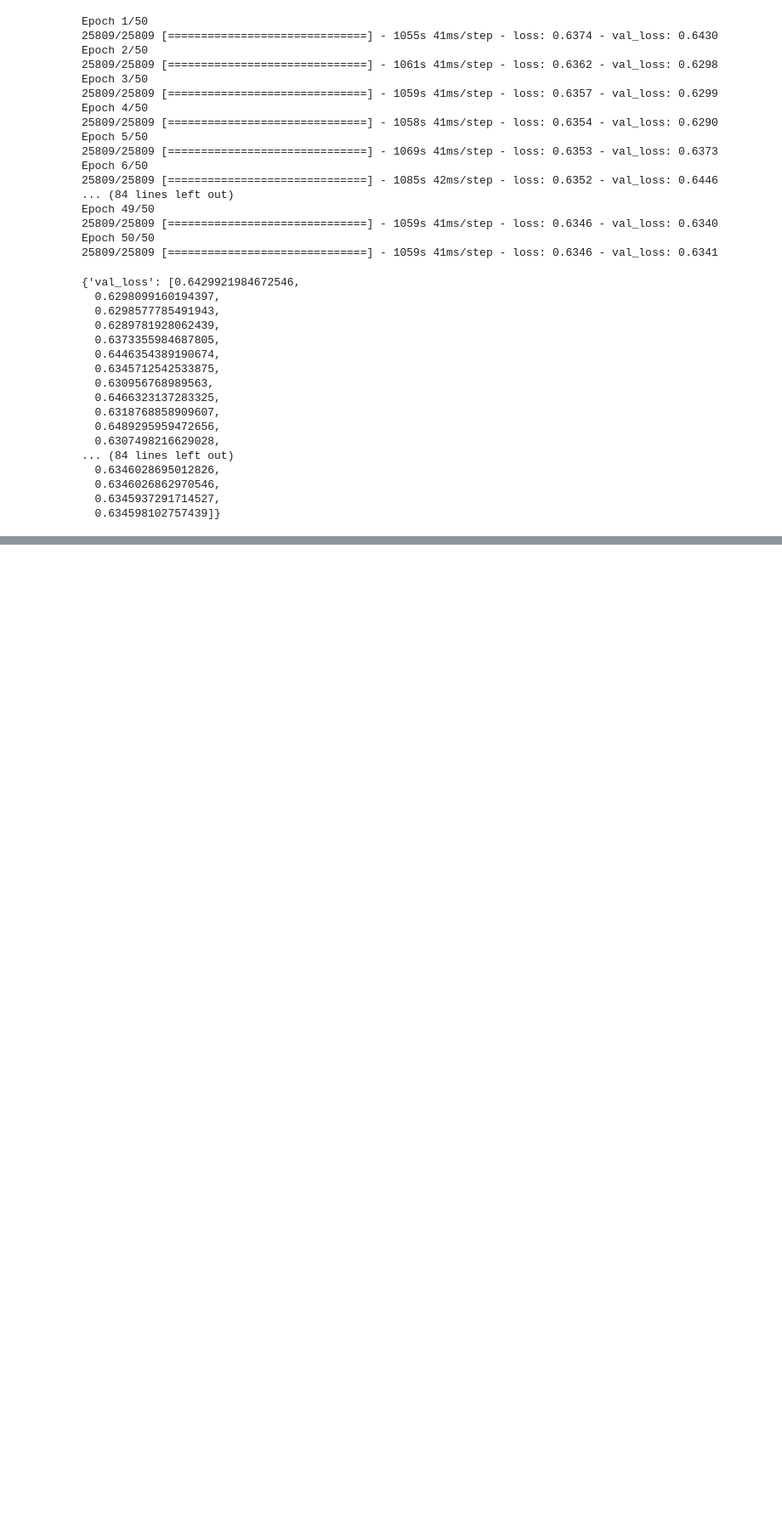
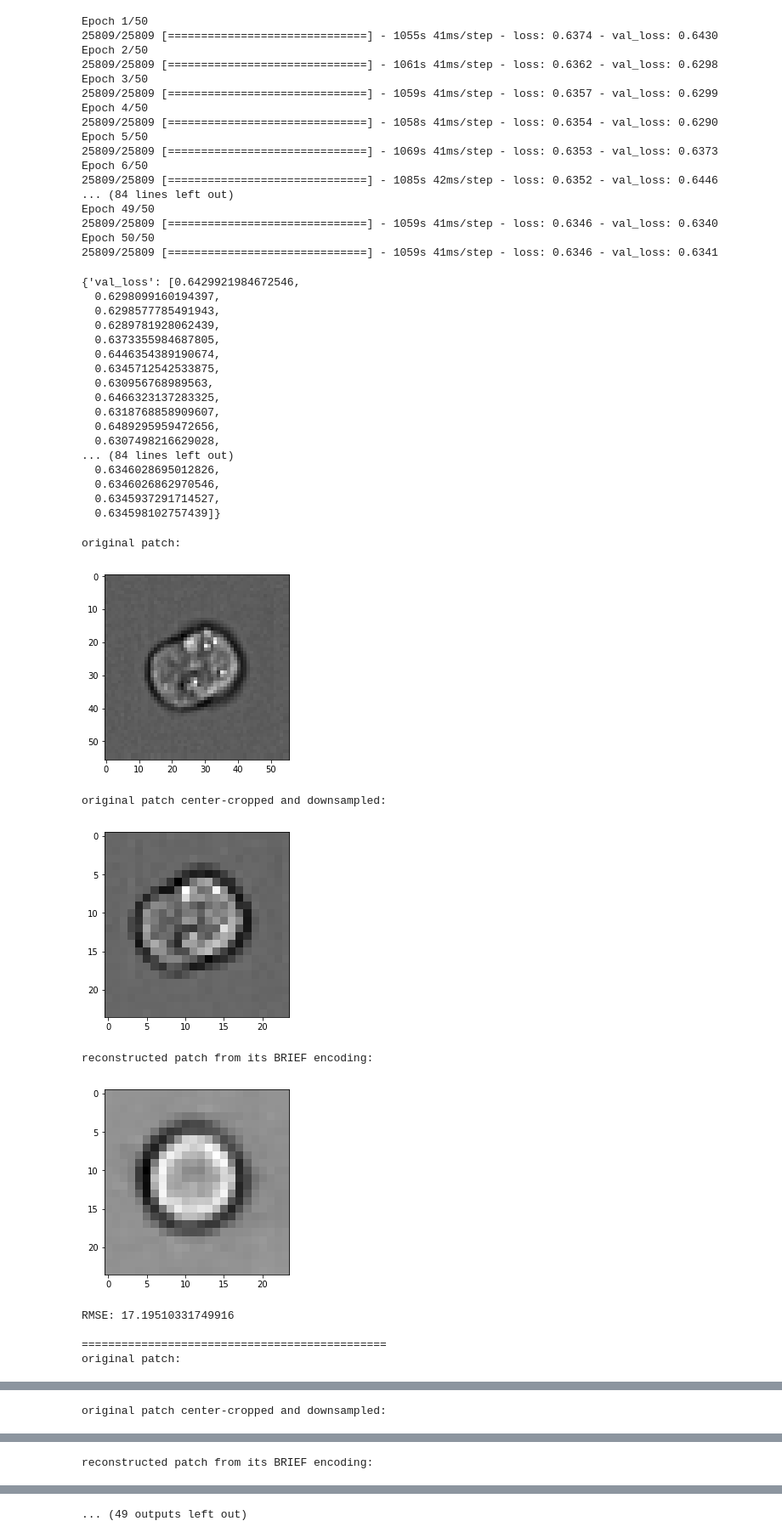
Before and after one commit to nimpy/sundry_segments, a Jupyter notebook: Learned_BRIEF_Step4_JurkatIFC.ipynb, the cells around one changed output, grey strips where cells are left out. Shown at 85% size. Cells and saved outputs as stored; diff of their text form; code cells hidden in the pictures; blank space fills up the shorter version.

Commit message:
Visualise some patch reconstructions from the first Learned BRIEF Step 4 training on JurkatIFC

```diff
--- a/Learned_BRIEF_Step4_JurkatIFC.ipynb
+++ b/Learned_BRIEF_Step4_JurkatIFC.ipynb
@@ -146,3 +146,77 @@ history_callback.history
   0.6346026862970546,
   0.6345937291714527,
   0.634598102757439]}
+# %%
+input_shape = (input_patch_size, input_patch_size, 1)
+# %%
+# show some reconstructed patches
+
+images_directory = base_dir + '/test'
+files = os.listdir(images_directory)
+files.sort()
+files = files[: 10]
+
+images = []
+
+counter = 0
+
+for file in files:
+    counter += 1
+    if counter > 100:
+        break
+    if not file.startswith('.'):
+        #print(file)
+
+        img = load_img(images_directory + '/' + file, False, target_size=(input_patch_size, input_patch_size))
+        img = imageio.imread(images_directory + '/' + file)
+
+        temp_img = np.zeros((input_patch_size, input_patch_size))
+        temp_img[: 55, : 55] = img
+        temp_img[55, :] = temp_img[54, :]
+        temp_img[:, 55] = temp_img[:, 54]
+
+        img = np.expand_dims(temp_img, axis=-1)
+        images.append(img)
+
+
+rmses = 0
+
+images = np.array(images).reshape(np.array(images).shape[0], input_shape[0], input_shape[1], input_shape[2])
+images = images / 255
+predictions = brief_ae.predict_on_batch(np.array(images))
+for i, im1 in enumerate(images):
+    im_1 = im1.reshape(input_shape)
+    print("original patch:")
+    plt.imshow(im_1[:, :, 0], cmap='gray')
+    plt.show()
+
+    print("original patch center-cropped and downsampled:")
+    ground_truth = im_1[5: 53, 5: 53, 0]
+    ground_truth = block_reduce(ground_truth, (2, 2), func=np.mean)
+    plt.imshow(ground_truth[:, :], cmap='gray')
+    plt.show()
+
+    print("reconstructed patch from its BRIEF encoding:")
+    pred_1 = predictions[i].reshape((24, 24))
+    plt.imshow(pred_1, cmap='gray')
+    plt.show()
+
+    rmse = np.sqrt(np.mean(np.square(np.subtract(ground_truth, pred_1, dtype=np.float32))))
+    print("RMSE:", rmse * 255)
+    rmses += rmse
+
+    print("\n==============================================")
+
+rmses /= len(images)
+print("average RMSE", rmses)
+# %% [output]
+original patch:
+[figure, added]
+original patch center-cropped and downsampled:
+[figure, added]
+reconstructed patch from its BRIEF encoding:
+[figure, added]
+RMSE: 17.19510331749916
+
+==============================================
+original patch:
@@ -148,0 +224 @@ history_callback.history
+original patch center-cropped and downsampled:
@@ -148,0 +226 @@ history_callback.history
+reconstructed patch from its BRIEF encoding:
@@ -148,0 +228 @@ history_callback.history
+... (49 outputs left out)
```
Also changed, not shown: parts of 1 cell of this notebook.
